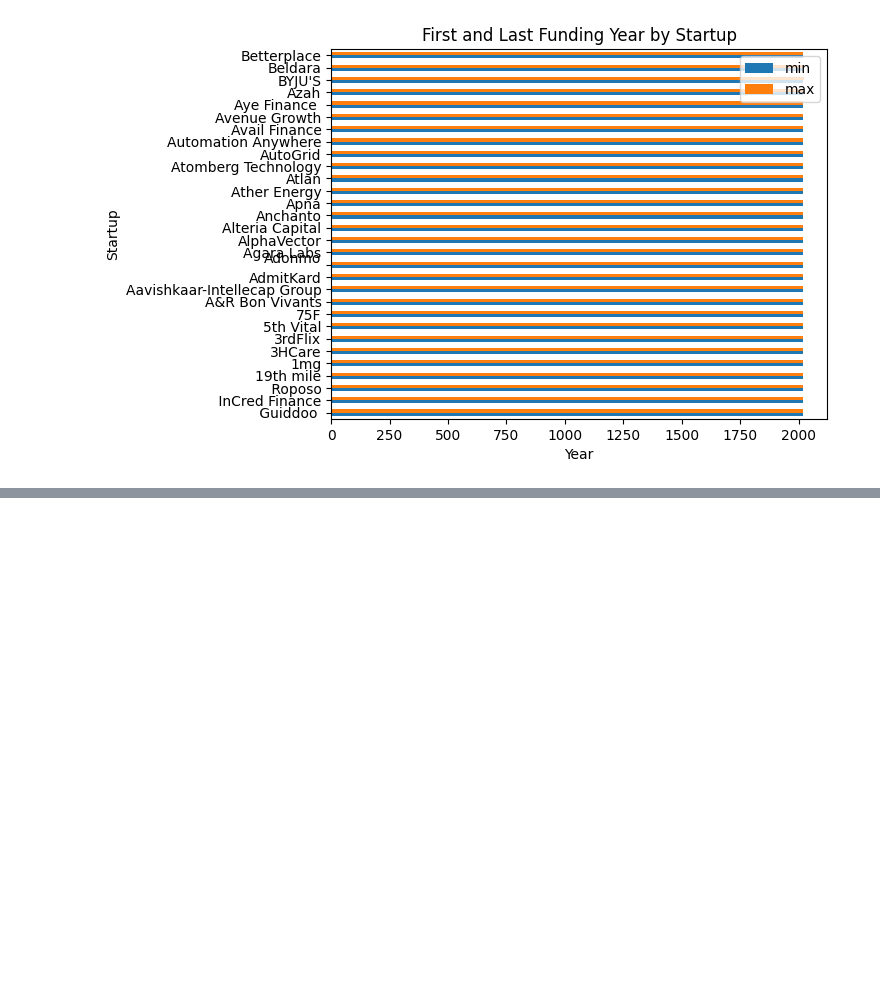
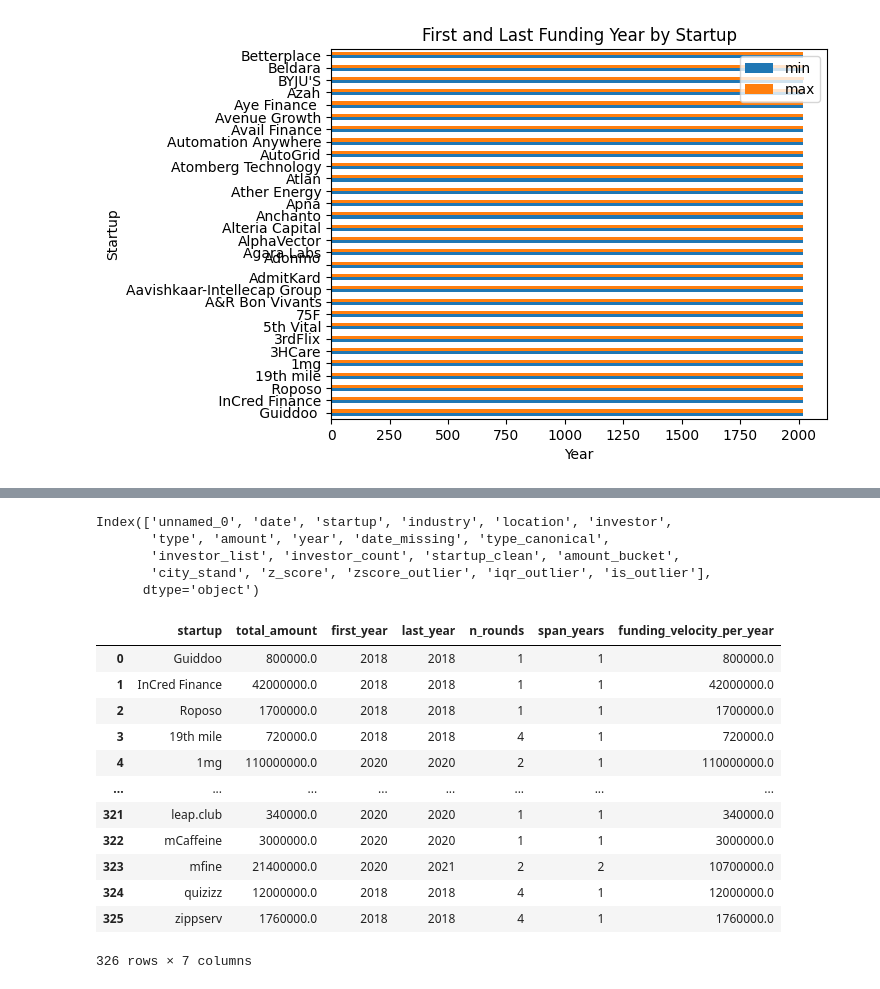
Before and after one commit to OlixIgnacious/indian-startups-transformations, a Jupyter notebook: notebooks/week2_exploration.ipynb, the cells around one changed output, grey strips where cells are left out. Drawn from its saved outputs; the diff is of its cells as text; code cells hidden in the pictures; blank space fills up the shorter version.

```diff
--- a/notebooks/week2_exploration.ipynb
+++ b/notebooks/week2_exploration.ipynb
@@ -851,0 +856,38 @@ first_last_funding
+# %%
+df.columns
+# %% [output]
+Index(['unnamed_0', 'date', 'startup', 'industry', 'location', 'investor',
+       'type', 'amount', 'year', 'date_missing', 'type_canonical',
+       'investor_list', 'investor_count', 'startup_clean', 'amount_bucket',
+       'city_stand', 'z_score', 'zscore_outlier', 'iqr_outlier', 'is_outlier'],
+      dtype='object')
+# %%
+agg = (
+        df.groupby("startup")
+          .agg(
+              total_amount=("amount", "sum"),
+              first_year=("year", "min"),
+              last_year=("year", "max"),
+              n_rounds=("amount", "size"),
+          )
+          .reset_index()
+    )
+agg["span_years"] = (agg["last_year"] - agg["first_year"] + 1).clip(lower=1)
+
+    # Funding velocity: amount per active year
+agg["funding_velocity_per_year"] = agg["total_amount"] / agg["span_years"]
+agg
+# %% [output]
+|  | startup | total_amount | first_year | last_year | n_rounds | span_years | funding_velocity_per_year |
+| 0 | Guiddoo | 800000.0 | 2018 | 2018 | 1 | 1 | 800000.0 |
+| 1 | InCred Finance | 42000000.0 | 2018 | 2018 | 1 | 1 | 42000000.0 |
+| 2 | Roposo | 1700000.0 | 2018 | 2018 | 1 | 1 | 1700000.0 |
+| 3 | 19th mile | 720000.0 | 2018 | 2018 | 4 | 1 | 720000.0 |
+| 4 | 1mg | 110000000.0 | 2020 | 2020 | 2 | 1 | 110000000.0 |
+| ... | ... | ... | ... | ... | ... | ... | ... |
+| 321 | leap.club | 340000.0 | 2020 | 2020 | 1 | 1 | 340000.0 |
+| 322 | mCaffeine | 3000000.0 | 2020 | 2020 | 1 | 1 | 3000000.0 |
+| 323 | mfine | 21400000.0 | 2020 | 2021 | 2 | 2 | 10700000.0 |
+| 324 | quizizz | 12000000.0 | 2018 | 2018 | 4 | 1 | 12000000.0 |
+| 325 | zippserv | 1760000.0 | 2018 | 2018 | 4 | 1 | 1760000.0 |
+326 rows × 7 columns
```
Also changed, not shown: parts of 1 cell of this notebook.
